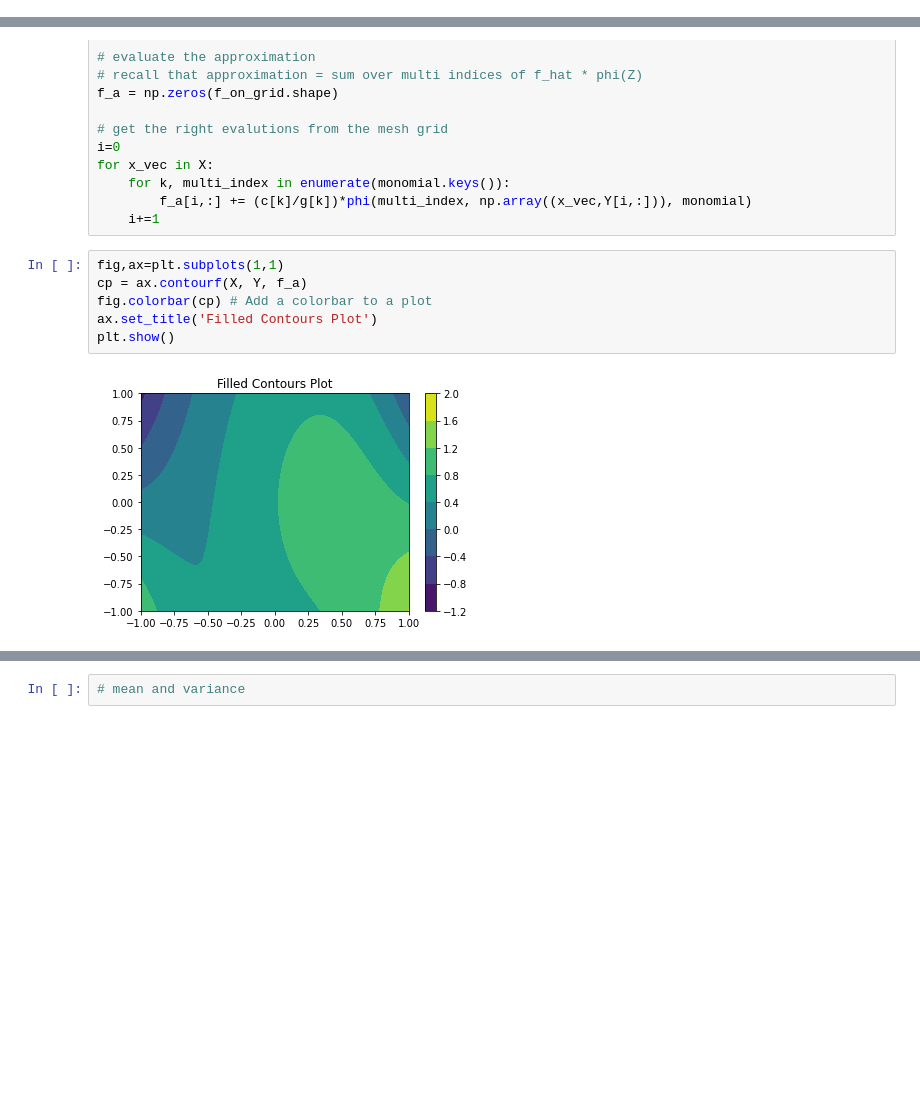
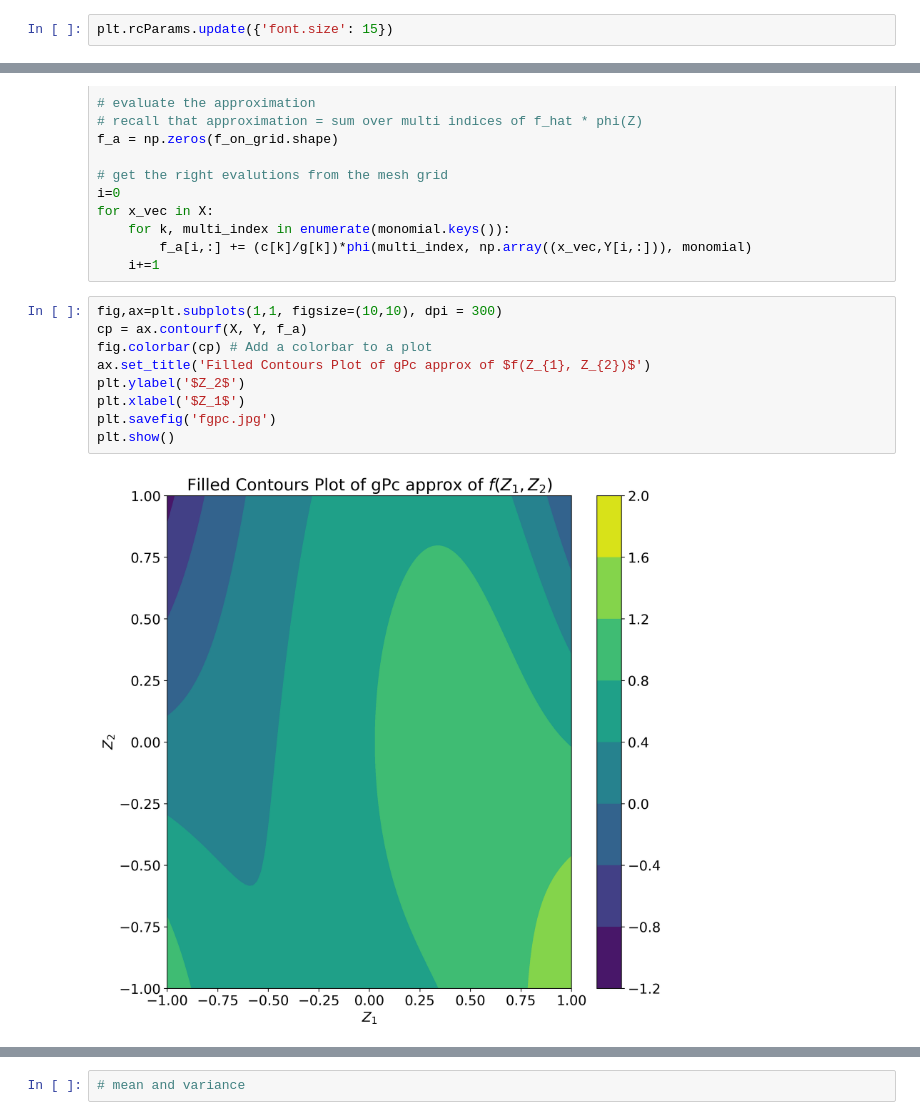
Before and after one commit to SByeUva/uncertainty_quantification, a Jupyter notebook: 04_homework/hw4.ipynb, the cells around one changed output, grey strips where cells are left out. Drawn from its saved outputs; the diff is of its cells as text; blank space fills up the shorter version.

```diff
--- a/04_homework/hw4.ipynb
+++ b/04_homework/hw4.ipynb
@@ -302 +303,3 @@ X, Y = np.meshgrid(xlist, ylist)
+# %%
+plt.rcParams.update({'font.size': 15})
 # %%
@@ -353,10 +359,13 @@ for x_vec in X:
         f_a[i,:] += (c[k]/g[k])*phi(multi_index, np.array((x_vec,Y[i,:])), monomial)
     i+=1
 # %%
-fig,ax=plt.subplots(1,1)
+fig,ax=plt.subplots(1,1, figsize=(10,10), dpi = 300)
 cp = ax.contourf(X, Y, f_a)
 fig.colorbar(cp) # Add a colorbar to a plot
-ax.set_title('Filled Contours Plot')
+ax.set_title('Filled Contours Plot of gPc approx of $f(Z_{1}, Z_{2})$')
+plt.ylabel('$Z_2$')
+plt.xlabel('$Z_1$')
+plt.savefig('fgpc.jpg')
 plt.show()
 # %% [output]
-[figure, old version]
+[figure, new version]
```
Also changed, not shown: parts of 18 cells of this notebook, 3 other files.
